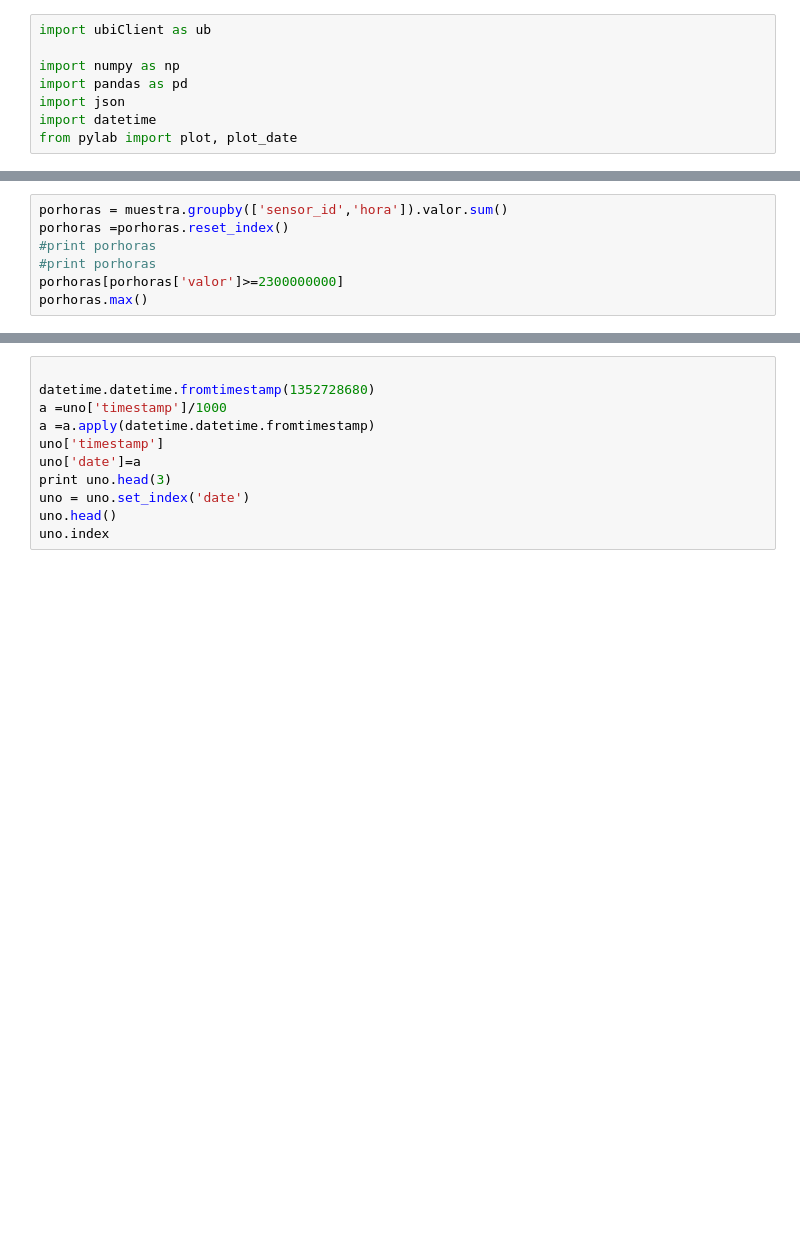
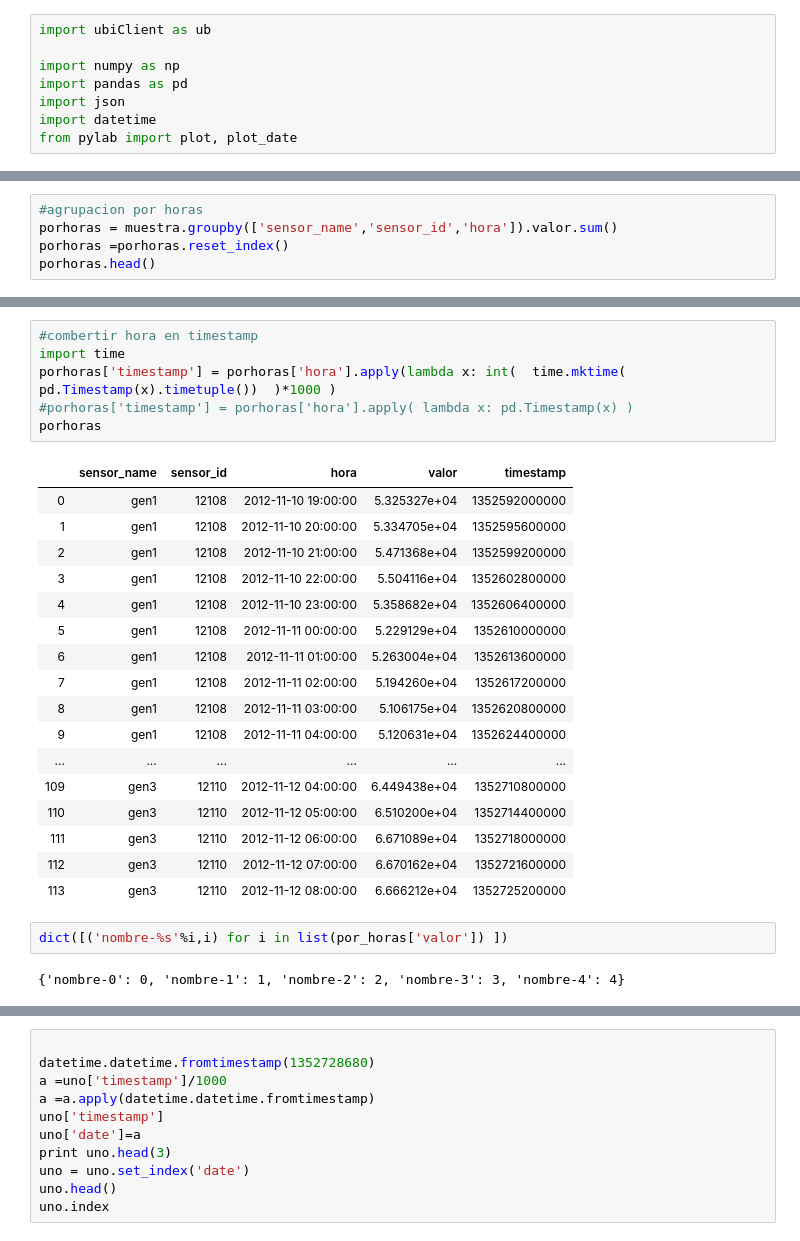
Before and after one commit to javpaw/ubitest, a Jupyter notebook: experiments/Untitled0.ipynb, the cells around one changed output, grey strips where cells are left out. Drawn from its saved outputs; the diff is of its cells as text; blank space fills up the shorter version.

```diff
--- a/experiments/Untitled0.ipynb
+++ b/experiments/Untitled0.ipynb
@@ -103,8 +90,6 @@ hora           23
 # %%
-porhoras = muestra.groupby(['sensor_id','hora']).valor.sum()
+#agrupacion por horas
+porhoras = muestra.groupby(['sensor_name','sensor_id','hora']).valor.sum()
 porhoras =porhoras.reset_index()
-#print porhoras
-#print porhoras
-porhoras[porhoras['valor']>=2300000000]
-porhoras.max()
+porhoras.head()
 # %% [output]
@@ -134,0 +102,28 @@ Name: time
+# %%
+#combertir hora en timestamp
+import time
+porhoras['timestamp'] = porhoras['hora'].apply(lambda x: int(  time.mktime( pd.Timestamp(x).timetuple())  )*1000 )
+#porhoras['timestamp'] = porhoras['hora'].apply( lambda x: pd.Timestamp(x) )
+porhoras
+# %% [output]
+|  | sensor_name | sensor_id | hora | valor | timestamp |
+| 0 | gen1 | 12108 | 2012-11-10 19:00:00 | 5.325327e+04 | 1352592000000 |
+| 1 | gen1 | 12108 | 2012-11-10 20:00:00 | 5.334705e+04 | 1352595600000 |
+| 2 | gen1 | 12108 | 2012-11-10 21:00:00 | 5.471368e+04 | 1352599200000 |
+| 3 | gen1 | 12108 | 2012-11-10 22:00:00 | 5.504116e+04 | 1352602800000 |
+| 4 | gen1 | 12108 | 2012-11-10 23:00:00 | 5.358682e+04 | 1352606400000 |
+| 5 | gen1 | 12108 | 2012-11-11 00:00:00 | 5.229129e+04 | 1352610000000 |
+| 6 | gen1 | 12108 | 2012-11-11 01:00:00 | 5.263004e+04 | 1352613600000 |
+| 7 | gen1 | 12108 | 2012-11-11 02:00:00 | 5.194260e+04 | 1352617200000 |
+| 8 | gen1 | 12108 | 2012-11-11 03:00:00 | 5.106175e+04 | 1352620800000 |
+| 9 | gen1 | 12108 | 2012-11-11 04:00:00 | 5.120631e+04 | 1352624400000 |
+| ... | ... | ... | ... | ... | ... |
+| 109 | gen3 | 12110 | 2012-11-12 04:00:00 | 6.449438e+04 | 1352710800000 |
+| 110 | gen3 | 12110 | 2012-11-12 05:00:00 | 6.510200e+04 | 1352714400000 |
+| 111 | gen3 | 12110 | 2012-11-12 06:00:00 | 6.671089e+04 | 1352718000000 |
+| 112 | gen3 | 12110 | 2012-11-12 07:00:00 | 6.670162e+04 | 1352721600000 |
+| 113 | gen3 | 12110 | 2012-11-12 08:00:00 | 6.666212e+04 | 1352725200000 |
+# %%
+dict([('nombre-%s'%i,i) for i in list(por_horas['valor']) ])
+# %% [output]
+{'nombre-0': 0, 'nombre-1': 1, 'nombre-2': 2, 'nombre-3': 3, 'nombre-4': 4}
```
Also changed, not shown: parts of 6 cells of this notebook, 9 other files.
